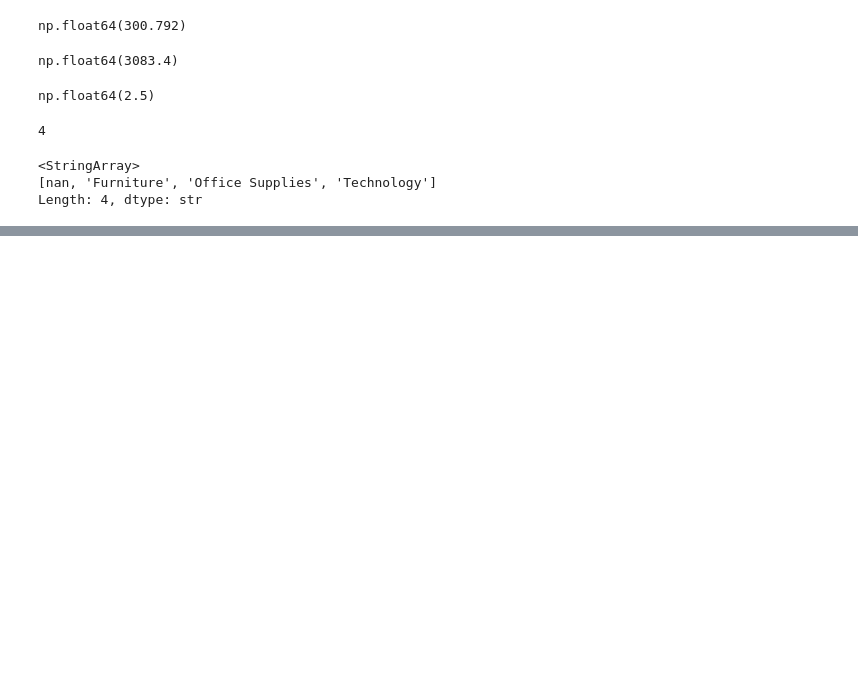
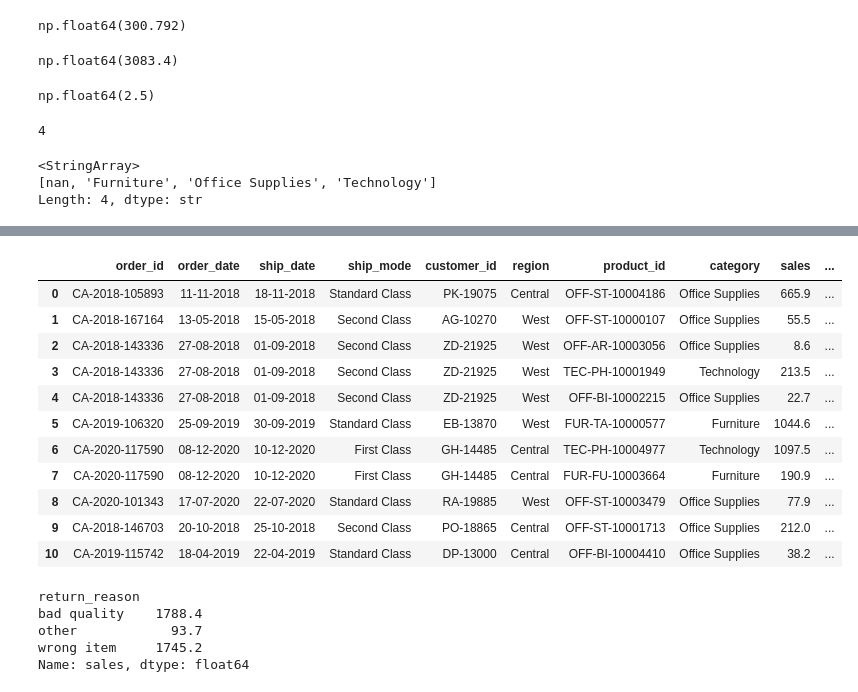
Before and after one commit to sakshiishuklaa/pandas_handson, a Jupyter notebook: pandas_lesson_4.ipynb, the cells around one changed output, grey strips where cells are left out. Cells and saved outputs as stored; diff of their text form; code cells hidden in the pictures; blank space fills up the shorter version.

```diff
--- a/pandas_lesson_4.ipynb
+++ b/pandas_lesson_4.ipynb
@@ -30,0 +109,25 @@ Length: 4, dtype: str
+# %%
+df=pd.merge(left = df_orders, right = df_returns,  on = 'order_id', how = 'inner') #to join two tables based on on common column
+# %%
+df
+# %% [output]
+|  | order_id | order_date | ship_date | ship_mode | customer_id | region | product_id | category | sales | ... |
+| 0 | CA-2018-105893 | 11-11-2018 | 18-11-2018 | Standard Class | PK-19075 | Central | OFF-ST-10004186 | Office Supplies | 665.9 | ... |
+| 1 | CA-2018-167164 | 13-05-2018 | 15-05-2018 | Second Class | AG-10270 | West | OFF-ST-10000107 | Office Supplies | 55.5 | ... |
+| 2 | CA-2018-143336 | 27-08-2018 | 01-09-2018 | Second Class | ZD-21925 | West | OFF-AR-10003056 | Office Supplies | 8.6 | ... |
+| 3 | CA-2018-143336 | 27-08-2018 | 01-09-2018 | Second Class | ZD-21925 | West | TEC-PH-10001949 | Technology | 213.5 | ... |
+| 4 | CA-2018-143336 | 27-08-2018 | 01-09-2018 | Second Class | ZD-21925 | West | OFF-BI-10002215 | Office Supplies | 22.7 | ... |
+| 5 | CA-2019-106320 | 25-09-2019 | 30-09-2019 | Standard Class | EB-13870 | West | FUR-TA-10000577 | Furniture | 1044.6 | ... |
+| 6 | CA-2020-117590 | 08-12-2020 | 10-12-2020 | First Class | GH-14485 | Central | TEC-PH-10004977 | Technology | 1097.5 | ... |
+| 7 | CA-2020-117590 | 08-12-2020 | 10-12-2020 | First Class | GH-14485 | Central | FUR-FU-10003664 | Furniture | 190.9 | ... |
+| 8 | CA-2020-101343 | 17-07-2020 | 22-07-2020 | Standard Class | RA-19885 | West | OFF-ST-10003479 | Office Supplies | 77.9 | ... |
+| 9 | CA-2018-146703 | 20-10-2018 | 25-10-2018 | Second Class | PO-18865 | Central | OFF-ST-10001713 | Office Supplies | 212.0 | ... |
+| 10 | CA-2019-115742 | 18-04-2019 | 22-04-2019 | Standard Class | DP-13000 | Central | OFF-BI-10004410 | Office Supplies | 38.2 | ... |
+# %%
+df.groupby('return_reason')['sales'].sum() # performed agg on sales column by grouping on return reason
+# %% [output]
+return_reason
+bad quality    1788.4
+other            93.7
+wrong item     1745.2
+Name: sales, dtype: float64
```
Also changed, not shown: parts of 36 cells of this notebook.
